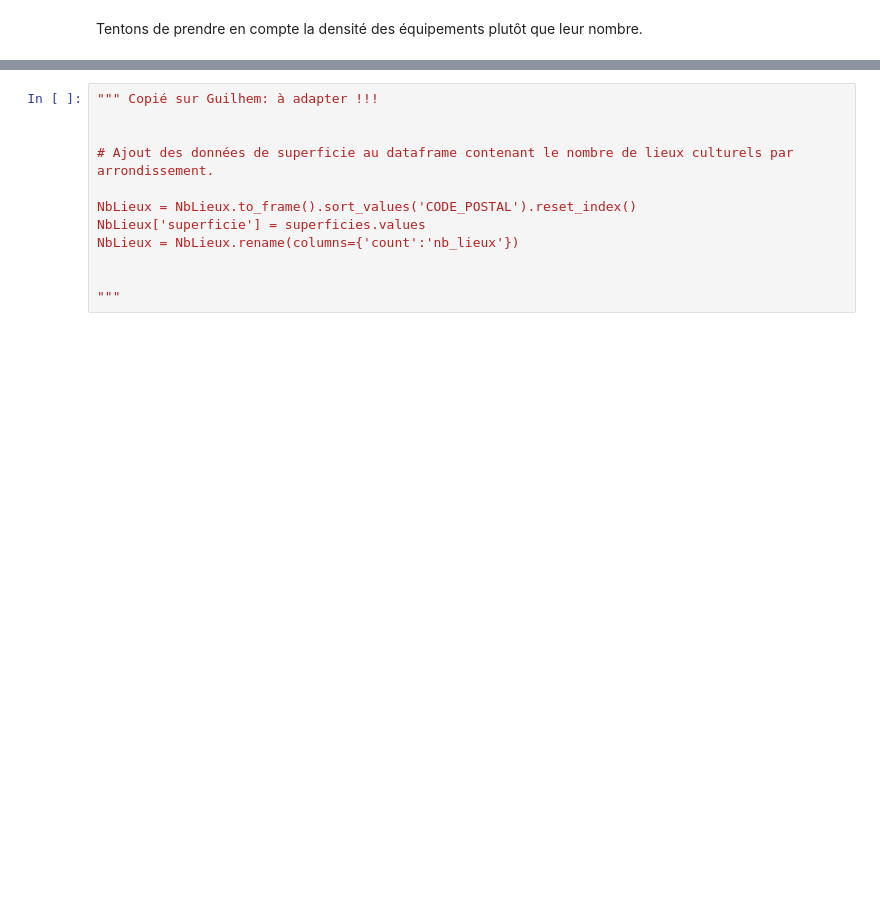
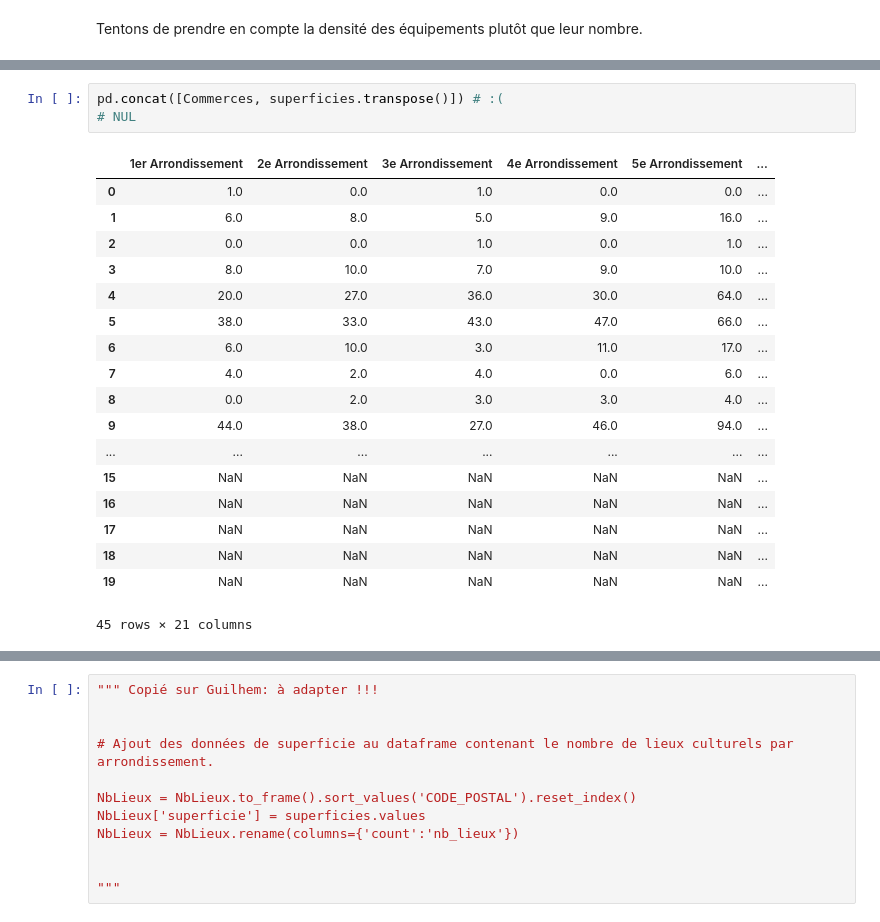
Before and after one commit to solenemoro/Projet_Python_2AENSAE, a Jupyter notebook: Equipements.ipynb, the cells around one changed output, grey strips where cells are left out. Saved outputs shown, nothing was run; the diff lists cells and outputs as text; blank space fills up the shorter version.

```diff
--- a/Equipements.ipynb
+++ b/Equipements.ipynb
@@ -293,2 +363,24 @@ superficies
+# %%
+pd.concat([Commerces, superficies.transpose()]) # :(
+# NUL
+# %% [output]
+|  | 1er Arrondissement | 2e Arrondissement | 3e Arrondissement | 4e Arrondissement | 5e Arrondissement | ... |
+| 0 | 1.0 | 0.0 | 1.0 | 0.0 | 0.0 | ... |
+| 1 | 6.0 | 8.0 | 5.0 | 9.0 | 16.0 | ... |
+| 2 | 0.0 | 0.0 | 1.0 | 0.0 | 1.0 | ... |
+| 3 | 8.0 | 10.0 | 7.0 | 9.0 | 10.0 | ... |
+| 4 | 20.0 | 27.0 | 36.0 | 30.0 | 64.0 | ... |
+| 5 | 38.0 | 33.0 | 43.0 | 47.0 | 66.0 | ... |
+| 6 | 6.0 | 10.0 | 3.0 | 11.0 | 17.0 | ... |
+| 7 | 4.0 | 2.0 | 4.0 | 0.0 | 6.0 | ... |
+| 8 | 0.0 | 2.0 | 3.0 | 3.0 | 4.0 | ... |
+| 9 | 44.0 | 38.0 | 27.0 | 46.0 | 94.0 | ... |
+| ... | ... | ... | ... | ... | ... | ... |
+| 15 | NaN | NaN | NaN | NaN | NaN | ... |
+| 16 | NaN | NaN | NaN | NaN | NaN | ... |
+| 17 | NaN | NaN | NaN | NaN | NaN | ... |
+| 18 | NaN | NaN | NaN | NaN | NaN | ... |
+| 19 | NaN | NaN | NaN | NaN | NaN | ... |
+45 rows × 21 columns
 # %%
 NbLieux.to_frame().sort_values('CODE_POSTAL').reset_index()
```
Also changed, not shown: parts of 24 cells of this notebook, 1 other file.
